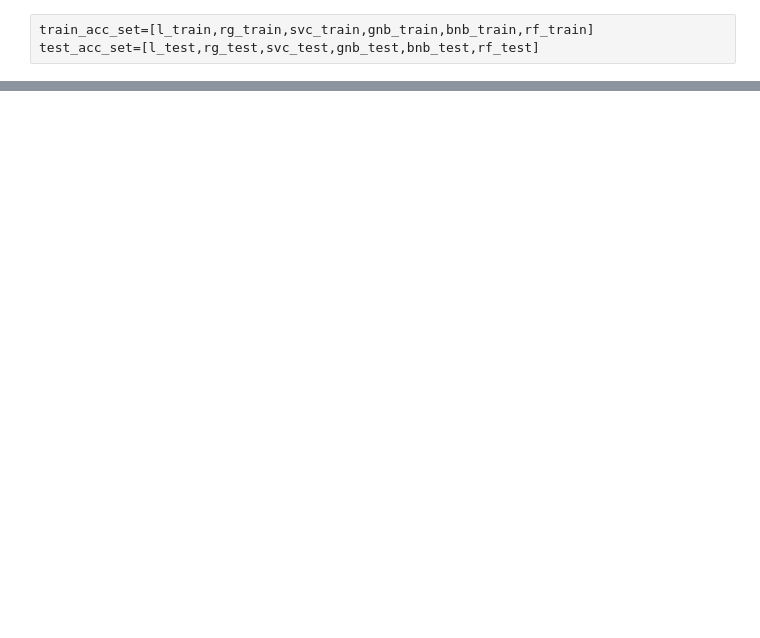
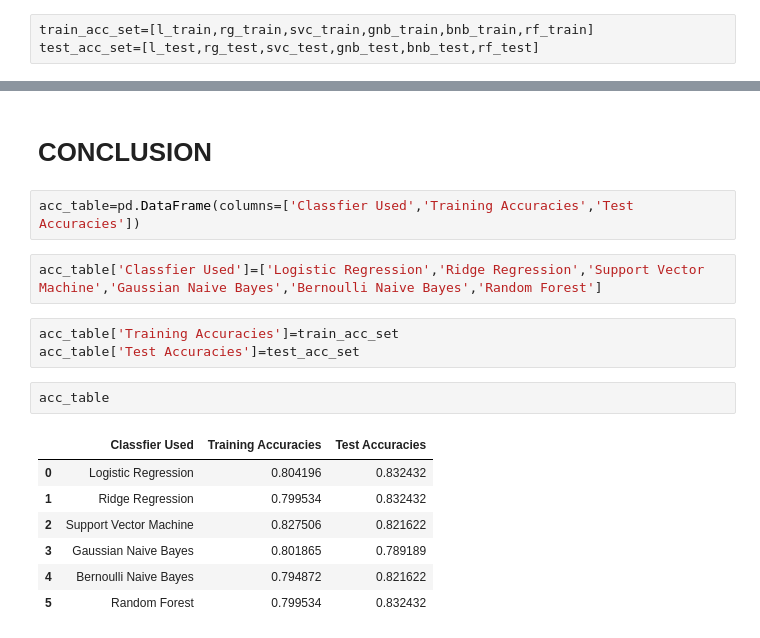
Before and after one commit to sid0312/10DaysMLChallenge, a Jupyter notebook: classification_using_sklearn_classfiers.ipynb, the cells around one changed output, grey strips where cells are left out. Drawn from its saved outputs; the diff is of its cells as text; blank space fills up the shorter version.

```diff
--- a/classification_using_sklearn_classfiers.ipynb
+++ b/classification_using_sklearn_classfiers.ipynb
@@ -434,0 +481,19 @@ No handles with labels found to put in legend.
+# %% [markdown]
+# **CONCLUSION**
+# %%
+acc_table=pd.DataFrame(columns=['Classfier Used','Training Accuracies','Test Accuracies'])
+# %%
+acc_table['Classfier Used']=['Logistic Regression','Ridge Regression','Support Vector Machine','Gaussian Naive Bayes','Bernoulli Naive Bayes','Random Forest']
+# %%
+acc_table['Training Accuracies']=train_acc_set
+acc_table['Test Accuracies']=test_acc_set
+# %%
+acc_table
+# %% [output]
+|  | Classfier Used | Training Accuracies | Test Accuracies |
+| 0 | Logistic Regression | 0.804196 | 0.832432 |
+| 1 | Ridge Regression | 0.799534 | 0.832432 |
+| 2 | Support Vector Machine | 0.827506 | 0.821622 |
+| 3 | Gaussian Naive Bayes | 0.801865 | 0.789189 |
+| 4 | Bernoulli Naive Bayes | 0.794872 | 0.821622 |
+| 5 | Random Forest | 0.799534 | 0.832432 |
```
Also changed, not shown: parts of 29 cells of this notebook.
